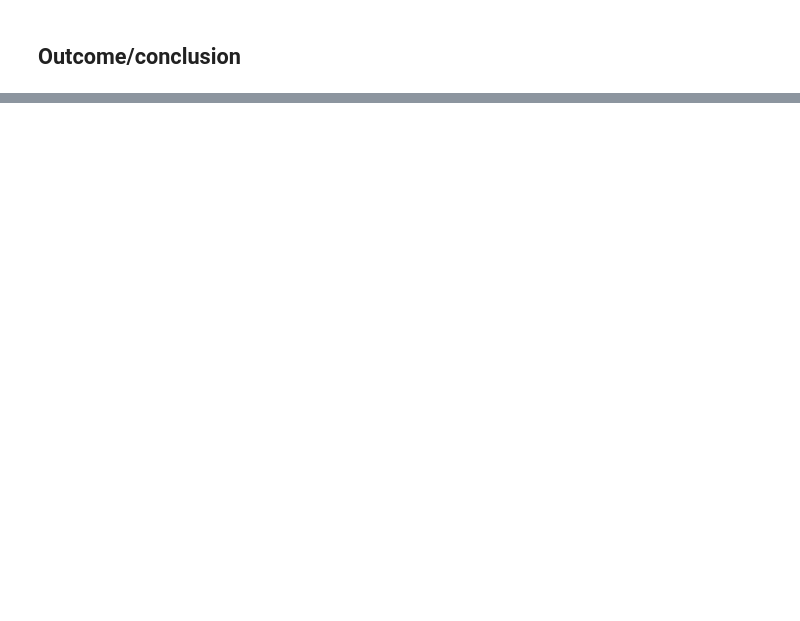
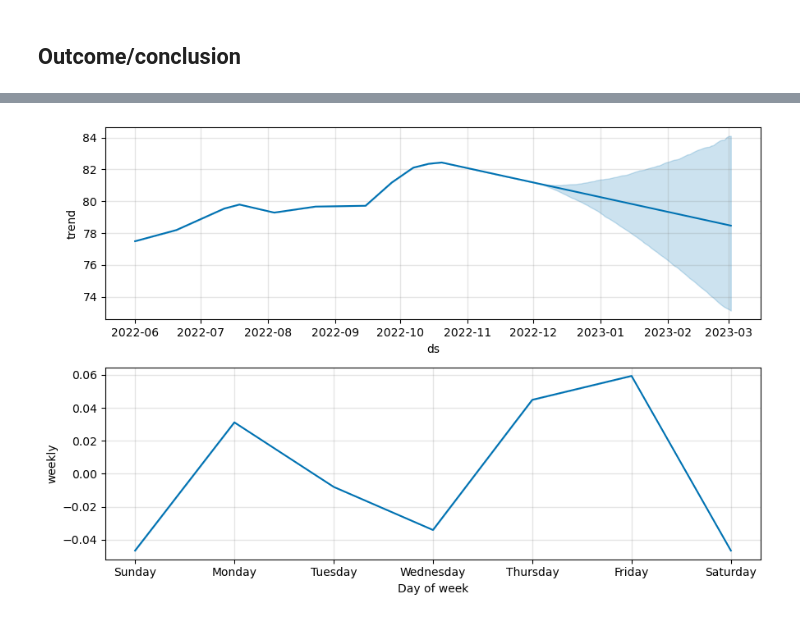
Before and after one commit to r15hank/currency-predictor, a Jupyter notebook: currency_predictor.ipynb, the cells around one changed output, grey strips where cells are left out. Saved outputs shown, nothing was run; the diff lists cells and outputs as text; code cells hidden in the pictures; blank space fills up the shorter version.

```diff
--- a/currency_predictor.ipynb
+++ b/currency_predictor.ipynb
@@ -142,0 +188,4 @@ plt.show()
+# %%
+fig1 = prophet_basic.plot_components(forecast)
+# %% [output]
+[figure, added]
```
Also changed, not shown: parts of 15 cells of this notebook.
